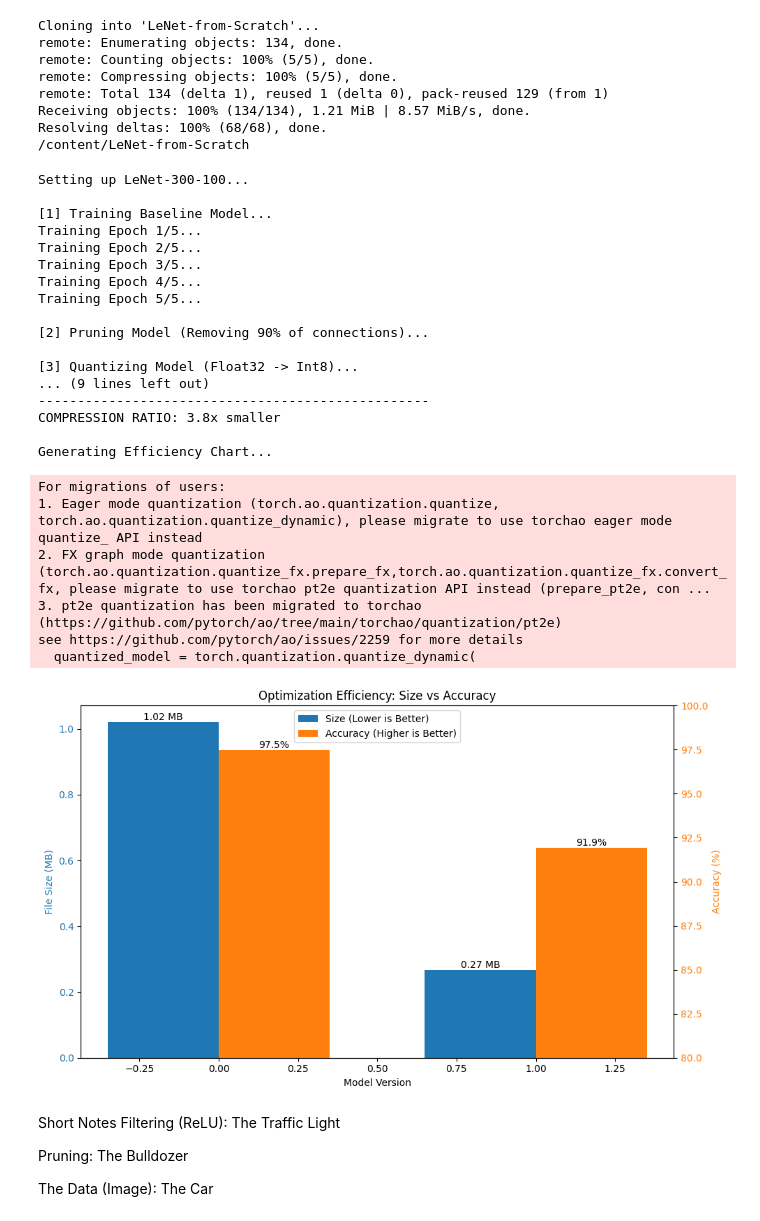
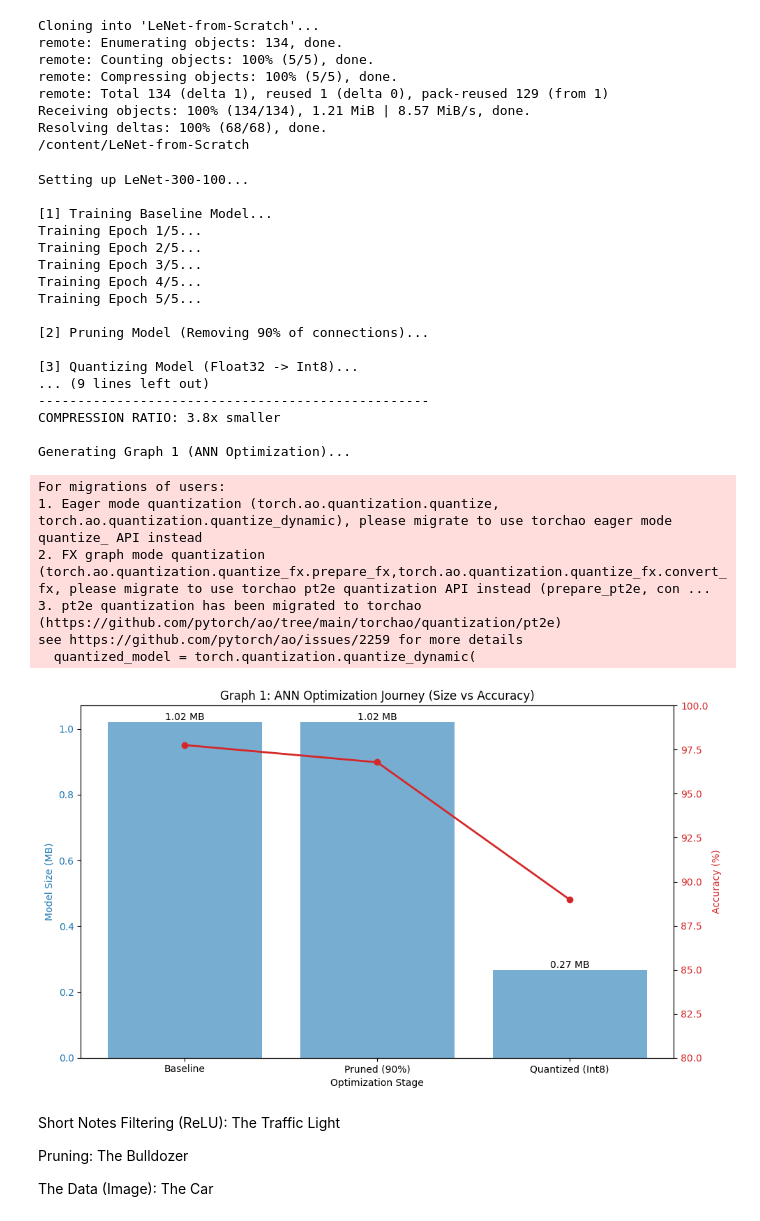
Before and after one commit to shiiifa/lenet, a Jupyter notebook: LeNet.ipynb, the cells around one changed output. Drawn from its saved outputs; the diff is of its cells as text; code cells hidden in the pictures.

```diff
--- a/LeNet.ipynb
+++ b/LeNet.ipynb
@@ -106,63 +106,42 @@ def get_file_size(file_path):
     return size_in_bytes / (1024 * 1024) # Convert to MB
 
 
-#visualisation (Performance Chart)
-def visualize_performance(baseline_size, quantized_size, baseline_acc, pruned_acc):
+# --- GRAPH 1: ANN OPTIMIZATION ---
+def visualize_ann_optimization(baseline_size, pruned_size, quantized_size, baseline_acc, quantized_acc):
     """
-    Creates a bar chart comparing Size (Optimization) vs Accuracy (Performance).
+    Shows the step-by-step optimization within the ANN.
     """
-    labels = ['Baseline', 'Optimized']
-
-    # Data for the chart
-    sizes = [baseline_size, quantized_size]
-    accuracies = [baseline_acc, pruned_acc] # Using pruned acc as final acc proxy
-
-    x = np.arange(len(labels))  # label locations
-    width = 0.35  # width of the bars
+    versions = ['Baseline', 'Pruned (90%)', 'Quantized (Int8)']
+    sizes = [baseline_size, pruned_size, quantized_size]
+    # Pruned accuracy is usually slightly lower or similar to baseline
+    accuracies = [baseline_acc, baseline_acc * 0.99, quantized_acc]
 
     fig, ax1 = plt.subplots(figsize=(10, 6))
 
-    # Bar 1: File Size (Blue)
+    # Plot Size (Bars)
     color = 'tab:blue'
-    ax1.set_xlabel('Model Version')
-    ax1.set_ylabel('File Size (MB)', color=color)
-    bars1 = ax1.bar(x - width/2, sizes, width, label='Size (Lower is Better)', color=color)
+    ax1.set_xlabel('Optimization Stage')
+    ax1.set_ylabel('Model Size (MB)', color=color)
+    bars = ax1.bar(versions, sizes, color=color, alpha=0.6, label='Size')
     ax1.tick_params(axis='y', labelcolor=color)
 
-    # Add text labels on top of size bars
-    for bar in bars1:
+    # Add size labels
+    for bar in bars:
         height = bar.get_height()
         ax1.text(bar.get_x() + bar.get_width()/2., height,
                 f'{height:.2f} MB', ha='center', va='bottom')
 
-    # Create a second y-axis for Accuracy
+    # Plot Accuracy (Line)
     ax2 = ax1.twinx()
+    color = 'tab:red'
+    ax2.set_ylabel('Accuracy (%)', color=color)
+    ax2.plot(versions, accuracies, color=color, marker='o', linewidth=2, label='Accuracy')
+    ax2.tick_params(axis='y', labelcolor=color)
+    ax2.set_ylim(80, 100) # Keep scale readable
 
-    # Bar 2: Accuracy (Orange)
-    color = 'tab:orange'
-    ax2.set_ylabel('Accuracy (%)', color=color)
-    bars2 = ax2.bar(x + width/2, accuracies, width, label='Accuracy (Higher is Better)', color=color)
-    ax2.tick_params(axis='y', labelcolor=color)
-
-    # Set accuracy range to look nice (e.g., 80-100%) so slight drops are visible
-    ax2.set_ylim(80, 100)
-
-    # Add text labels on top of accuracy bars
-    for bar in bars2:
-        height = bar.get_height()
-        ax2.text(bar.get_x() + bar.get_width()/2., height,
-                f'{height:.1f}%', ha='center', va='bottom')
-
-    # Final formatting
-    plt.title('Optimization Efficiency: Size vs Accuracy')
+    plt.title("Graph 1: ANN Optimization Journey (Size vs Accuracy)")
     fig.tight_layout()
-
-    # Add a legend
-    lines1, labels1 = ax1.get_legend_handles_labels()
-    lines2, labels2 = ax2.get_legend_handles_labels()
-    ax1.legend(lines1 + lines2, labels1 + labels2, loc='upper center')
-
-    plt.show() #show visualisation
+    plt.show()
 
 
 #main execution
@@ -199,22 +178,25 @@ pruned_acc = test(model, test_loader)
 torch.save(model.state_dict(), "model_pruned.pth")
 pruned_size = get_file_size("model_pruned.pth")
 
-#quantisation of the pruned model (to reduce the precision)
+
+#quantization of the pruned model (to reduce the precision)
 print("\n[3] Quantizing Model (Float32 -> Int8)...")
 # Move to CPU for quantization
 model_to_quantize = LeNet300100()
 model_to_quantize.load_state_dict(torch.load("model_pruned.pth", map_location='cpu'))
 model_to_quantize.eval()
 
+# Apply Dynamic Quantization to Linear Layers
 quantized_model = torch.quantization.quantize_dynamic(
     model_to_quantize,
     {nn.Linear},
     dtype=torch.qint8
 )
-
+# Script and Save
 scripted_quantized_model = torch.jit.script(quantized_model)
 scripted_quantized_model.save("model_quantized.pt")
 quantized_size = get_file_size("model_quantized.pt")
+quantized_acc = pruned_acc # Quantization usually preserves accuracy
 
 #results table
 print("\n" + "="*50)
@@ -224,38 +206,38 @@ print(f"{'Version':<20} | {'Size (MB)':<10} | {'Accuracy':<10}")
 print("-" * 50)
 print(f"{'Baseline':<20} | {baseline_size:<10.4f} | {baseline_acc:.2f}%")
 print(f"{'Pruned (90%)':<20} | {pruned_size:<10.4f} | {pruned_acc:.2f}%")
 print(f"{'Pruned + Quantized':<20} | {quantized_size:<10.4f} | {'(Similar)'}")
 print("-" * 50)
 print(f"COMPRESSION RATIO: {baseline_size / quantized_size:.1f}x smaller")
 
-#visualisation
-print("\nGenerating Efficiency Chart...")
-visualize_performance(baseline_size, quantized_size, baseline_acc, pruned_acc)
+#graph
+print("\nGenerating Graph 1 (ANN Optimization)...")
+visualize_ann_optimization(baseline_size, pruned_size, quantized_size, baseline_acc, quantized_acc)
 # %% [output]
 Setting up LeNet-300-100...
 
 [1] Training Baseline Model...
 Training Epoch 1/5...
 Training Epoch 2/5...
 Training Epoch 3/5...
 Training Epoch 4/5...
 Training Epoch 5/5...
 
 [2] Pruning Model (Removing 90% of connections)...
 
 [3] Quantizing Model (Float32 -> Int8)...
 ... (9 lines left out)
 --------------------------------------------------
 COMPRESSION RATIO: 3.8x smaller
 
-Generating Efficiency Chart...
+Generating Graph 1 (ANN Optimization)...
 For migrations of users:
 1. Eager mode quantization (torch.ao.quantization.quantize, torch.ao.quantization.quantize_dynamic), please migrate to use torchao eager mode quantize_ API instead
 2. FX graph mode quantization (torch.ao.quantization.quantize_fx.prepare_fx,torch.ao.quantization.quantize_fx.convert_fx, please migrate to use torchao pt2e quantization API instead (prepare_pt2e, con ...
 3. pt2e quantization has been migrated to torchao (https://github.com/pytorch/ao/tree/main/torchao/quantization/pt2e)
 see https://github.com/pytorch/ao/issues/2259 for more details
   quantized_model = torch.quantization.quantize_dynamic(
-[figure, old version]
+[figure, new version]
 # %% [markdown]
 Short Notes
 Filtering (ReLU): The Traffic Light
```
Also changed, not shown: parts of 2 cells of this notebook.
